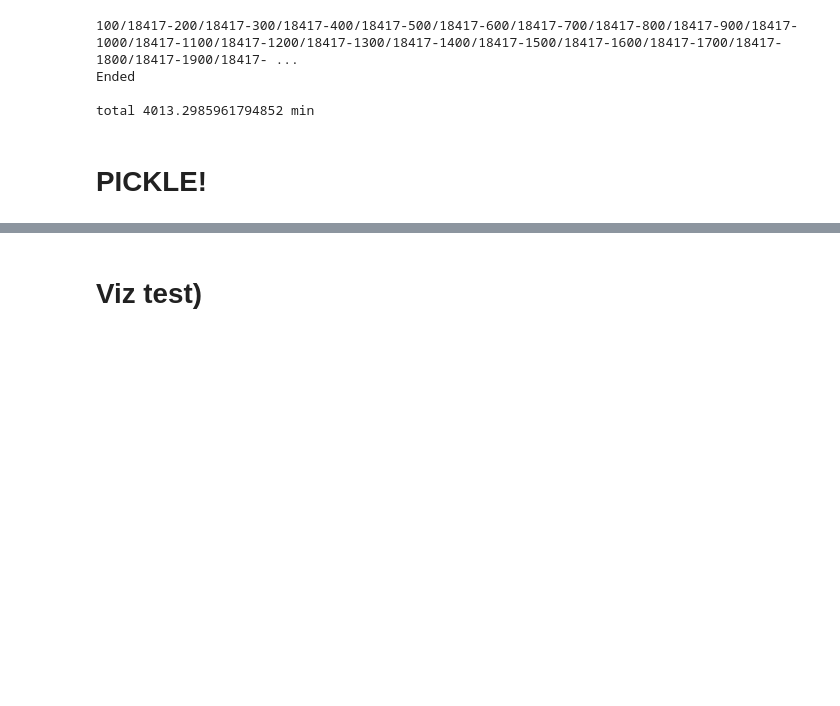
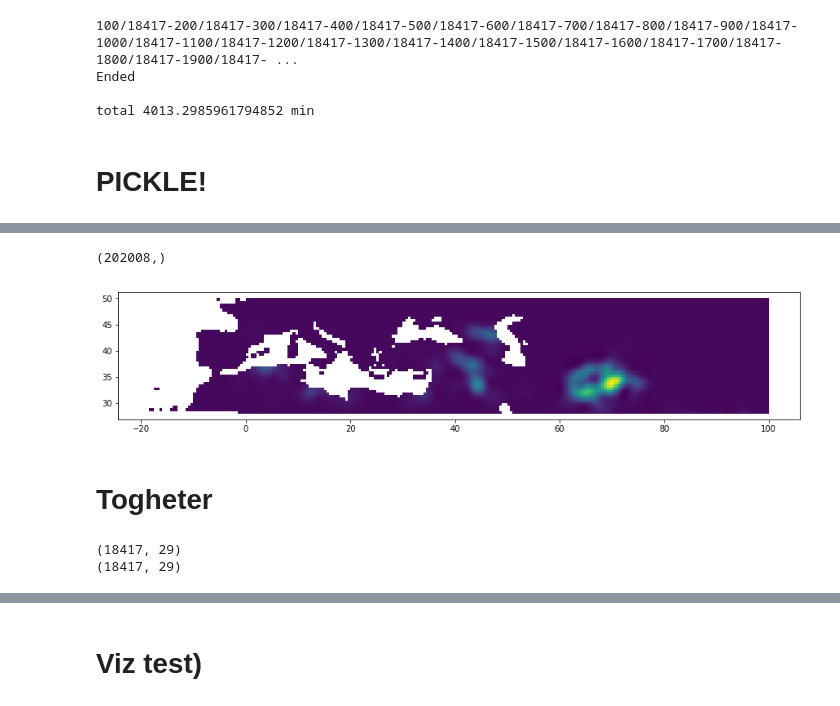
Before and after one commit to Polichinel/Master_Thesis, a Jupyter notebook: Pickle_dce_mu_predictions.ipynb, the cells around one changed output, grey strips where cells are left out. Saved outputs shown, nothing was run; the diff lists cells and outputs as text; code cells hidden in the pictures; blank space fills up the shorter version.

```diff
--- a/Pickle_dce_mu_predictions.ipynb
+++ b/Pickle_dce_mu_predictions.ipynb
@@ -407,0 +488,16 @@ output.close()
+# %%
+dce_mu_train_years = np.array(mu_list_10k)[:,0:24].flatten()
+# %% [output]
+(202008,)
+# %%
+PT_dce_mu_train_years = np.array(pickle_test_mu_list_10k)[:,0:24].flatten()
+# you just use the original df when you want to add extrapolated years
+
+
+PT_df_sub_10k_18k = df.sort_values(['gid','year'])[240000:240000+202008].copy() # dce_mu_train_years.shape
+PT_df_sub_10k_18k['dce_mu'] = PT_dce_mu_train_years
+
+PT_df_sub_10k_18k[PT_df_sub_10k_18k['year']==2012].plot(column = 'dce_mu', figsize=(15, 15))
+plt.show()
+# %% [output]
+[figure, added]
@@ -407,0 +507,2 @@ output.close()
+# %% [markdown]
+# Togheter
@@ -407,0 +525,9 @@ output.close()
+# %%
+mu_list_full = mu_list+mu_list_10k
+var_list_full = var_list+var_list_10k
+
+print(np.array(mu_list_full).shape)
+print(np.array(var_list_full).shape)
+# %% [output]
+(18417, 29)
+(18417, 29)
```
Also changed, not shown: parts of 17 cells of this notebook.
